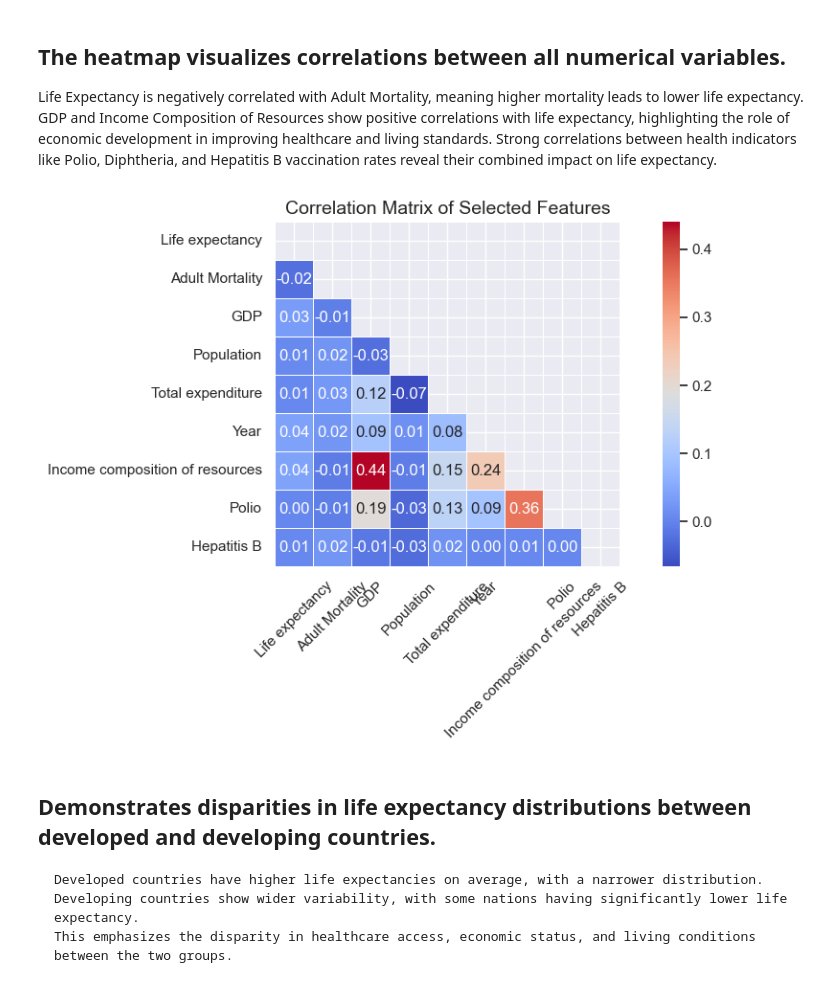
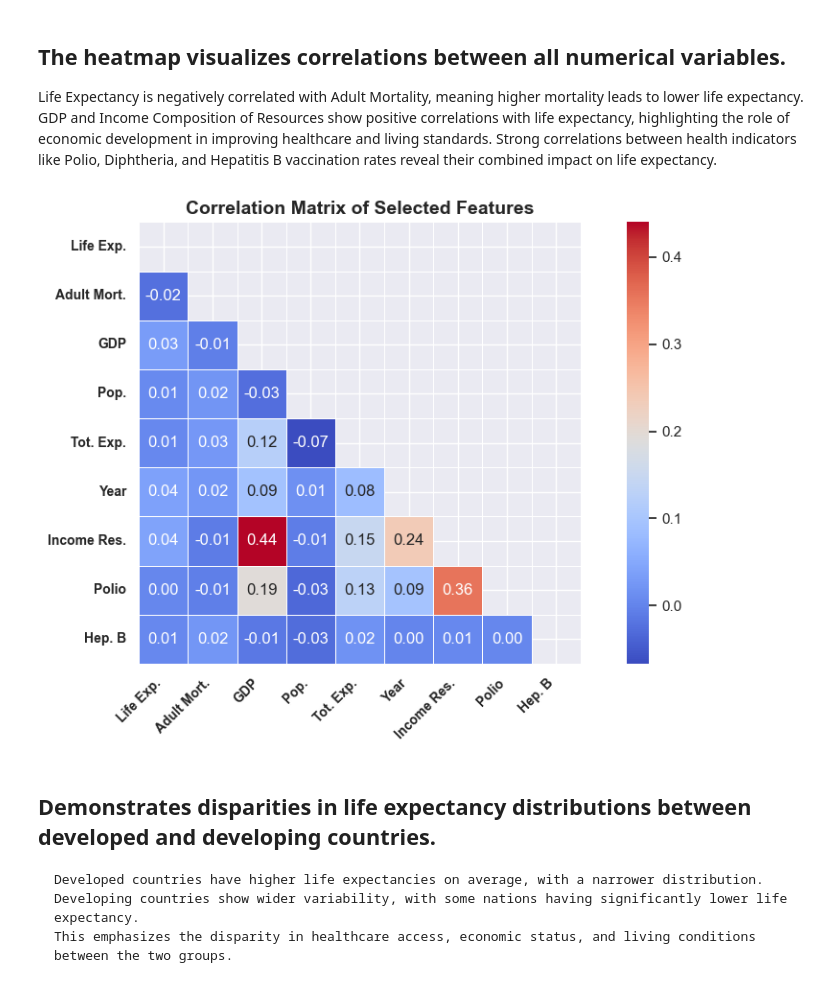
Before and after one commit to saeedsahar/clustering-and-fitting, a Jupyter notebook: Clustering-and-Ftting-Assignment-2.ipynb, the cells around one changed output. Cells and saved outputs as stored; diff of their text form; code cells hidden in the pictures.

```diff
--- a/Clustering-and-Ftting-Assignment-2.ipynb
+++ b/Clustering-and-Ftting-Assignment-2.ipynb
@@ -481,47 +500,63 @@ Strong correlations between health indicators like Polio, Diphtheria, and Hepati
 
 
 
-def plot_corrected_filtered_correlation_heatmap_with_rotation(data):
+def plot_corrected_filtered_correlation_heatmap_with_short_labels(data):
     """
     Plot a masked heatmap showing correlations between selected numerical features
-    with x-axis labels rotated.
+    with short axis labels and rotated x-axis labels.
 
     Parameters:
     ----------
     data : pandas.DataFrame
         The dataset containing numerical columns.
 
     Returns:
     -------
     None
         Displays the masked correlation heatmap for selected features.
     """
-    plt.figure(figsize=(10, 6))
+    # Shortened labels
+    short_labels = {
+        'Life expectancy': 'Life Exp.',
+        'Adult Mortality': 'Adult Mort.',
+        'GDP': 'GDP',
+        'Population': 'Pop.',
+        'Total expenditure': 'Tot. Exp.',
+        'Year': 'Year',
+        'Income composition of resources': 'Income Res.',
+        'Polio': 'Polio',
+        'Hepatitis B': 'Hep. B',
+    }
 
-    # Filter the selected columns for correlation
-    selected_columns = ['Life expectancy', 'Adult Mortality', 'GDP', 'Population', 'Total expenditure', 'Year','Income composition of resources','Polio', 'Hepatitis B']
-    filtered_data = data[selected_columns]
+    # Filter and rename columns
+    selected_columns = ['Life expectancy', 'Adult Mortality', 'GDP', 'Population', 'Total expenditure', 'Year',
+                        'Income composition of resources', 'Polio', 'Hepatitis B']
+    filtered_data = data[selected_columns].rename(columns=short_labels)
 
     # Calculate the correlation matrix
     corr_matrix = filtered_data.corr()
 
     # Create a mask for the upper triangle
     mask = np.triu(np.ones_like(corr_matrix, dtype=bool))
 
-    # Create the heatmap with the mask
-    sns.heatmap(corr_matrix, mask=mask, annot=True, cmap='coolwarm', fmt='.2f', cbar=True, square=True, linewidths=0.5)
+    # Plot the heatmap
+    plt.figure(figsize=(10, 6))
+    sns.heatmap(corr_matrix, mask=mask, annot=True, cmap='coolwarm', fmt='.2f', cbar=True,
+                square=True, linewidths=0.5, xticklabels=short_labels.values(), yticklabels=short_labels.values())
 
-    # Rotate the x-axis labels
-    plt.xticks(rotation=45)
+    # Rotate and format axis labels
+    plt.xticks(rotation=45, ha='right', fontsize=10, fontweight='bold')
+    plt.yticks(fontsize=10, fontweight='bold')
 
     # Add title
-    plt.title('Correlation Matrix of Selected Features', fontsize=14)
+    plt.title('Correlation Matrix of Selected Features', fontsize=14, fontweight='bold')
     plt.tight_layout()
     plt.show()
 
-plot_corrected_filtered_correlation_heatmap_with_rotation(data)
+
+plot_corrected_filtered_correlation_heatmap_with_short_labels(data)
 # %% [output]
-[figure, old version]
+[figure, new version]
 # %% [markdown]
 ## Demonstrates disparities in life expectancy distributions between developed and developing countries.
     Developed countries have higher life expectancies on average, with a narrower distribution.
```
Also changed, not shown: parts of 23 cells of this notebook, 3 other files.
